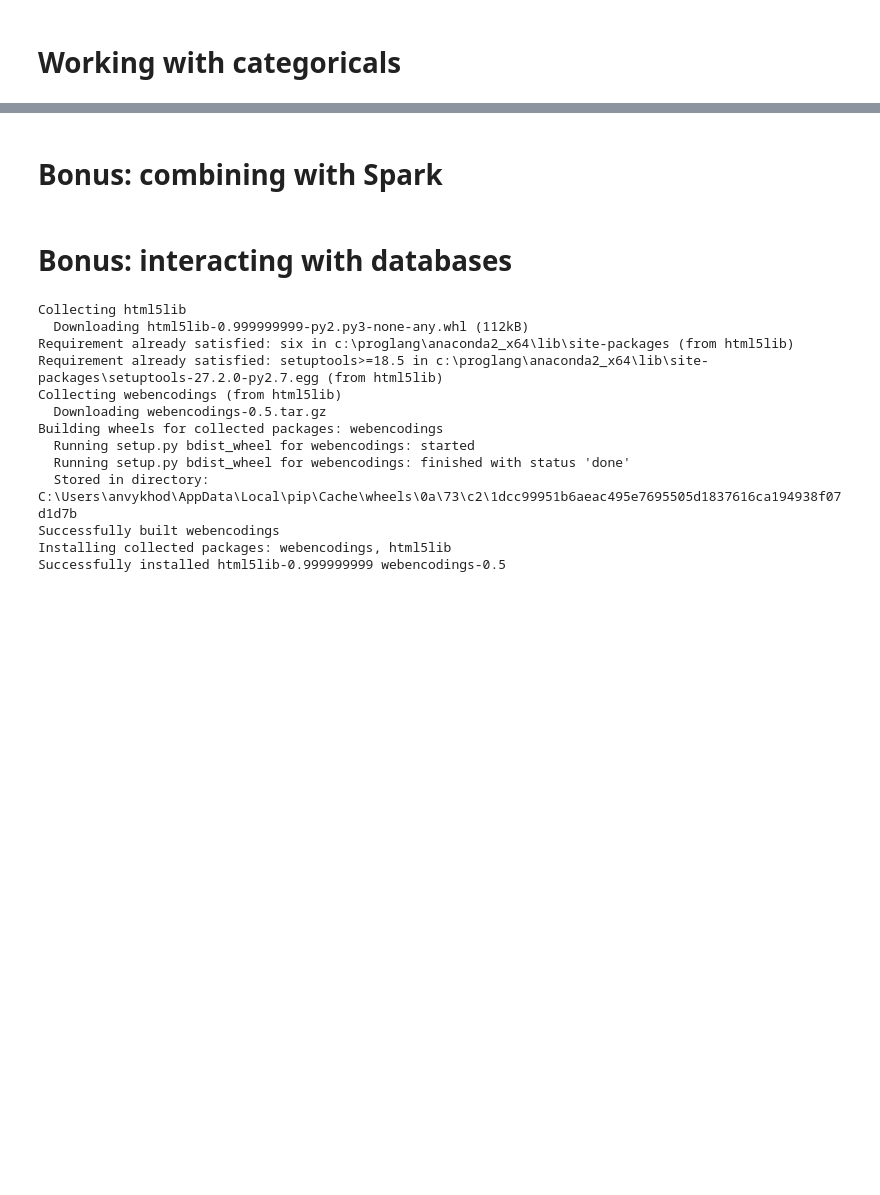
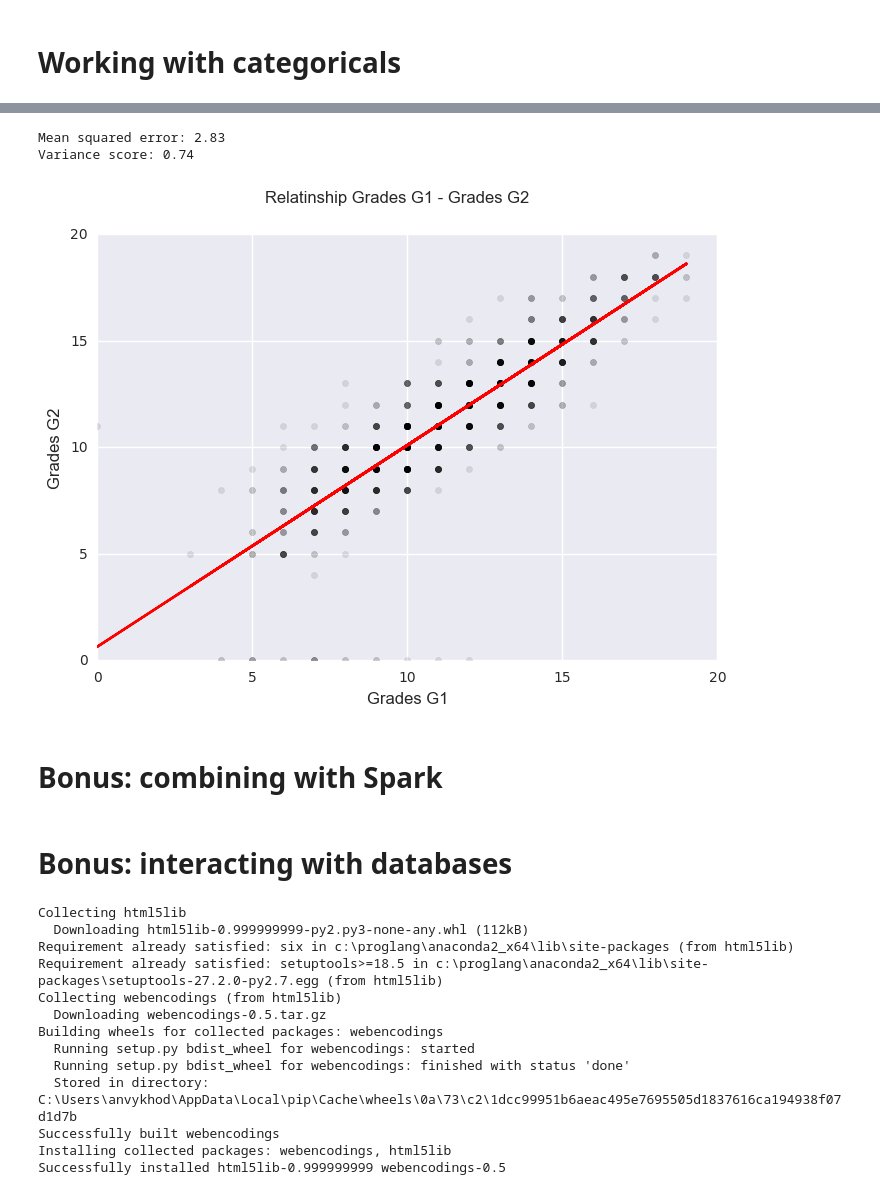
Before and after one commit to vykhand/pydata-presentations, a Jupyter notebook: PyData Meetup presentation 1.ipynb, the cells around one changed output, grey strips where cells are left out. Drawn from its saved outputs; the diff is of its cells as text; code cells hidden in the pictures; blank space fills up the shorter version.

```diff
--- a/PyData Meetup presentation 1.ipynb
+++ b/PyData Meetup presentation 1.ipynb
@@ -679,0 +803,2 @@ mn_by_fjob
+# %%
+stu_all['Fjob'] = stu_all['Fjob'].astype("category")
@@ -696,3 +915,38 @@ mn_by_fjob
+# %%
+#Packages
+import pandas as pd
+import numpy as np
+from sklearn.tree import DecisionTreeRegressor
+from sklearn.linear_model import LinearRegression, Lasso
+from sklearn.linear_model import Ridge
+#from sklearn.model_selection import cross_val_score
+import scipy
+import matplotlib.pyplot as plt
+
+y = stu_all['G2']
+X = stu_all['G1']
+X = pd.DataFrame(X)
+y = pd.DataFrame(y)
+linreg = LinearRegression()
+linreg.fit(X,y)
+y_pred = linreg.predict(X)
+fig = plt.figure()
+plt.scatter(X,y, color='black', alpha=.1)
+fig.suptitle('Relatinship Grades G1 - Grades G2', fontsize=12)
+plt.xlabel('Grades G1', fontsize=12)
+plt.ylabel('Grades G2', fontsize=12)
+plt.xlim(0, 20)
+plt.ylim(0, 20)
+plt.plot(X,y_pred, color='red')
+# The mean squared error
+print("Mean squared error: %.2f"
+      % np.mean((linreg.predict(X) - y) ** 2))
+# Explained variance score: 1 is perfect prediction
+print('Variance score: %.2f' % linreg.score(X, y))
+# %% [output]
+Mean squared error: 2.83
+Variance score: 0.74
+[figure, added]
 # %% [markdown]
 # Bonus: combining with Spark
 # %% [markdown]
```
Also changed, not shown: parts of 28 cells of this notebook.
